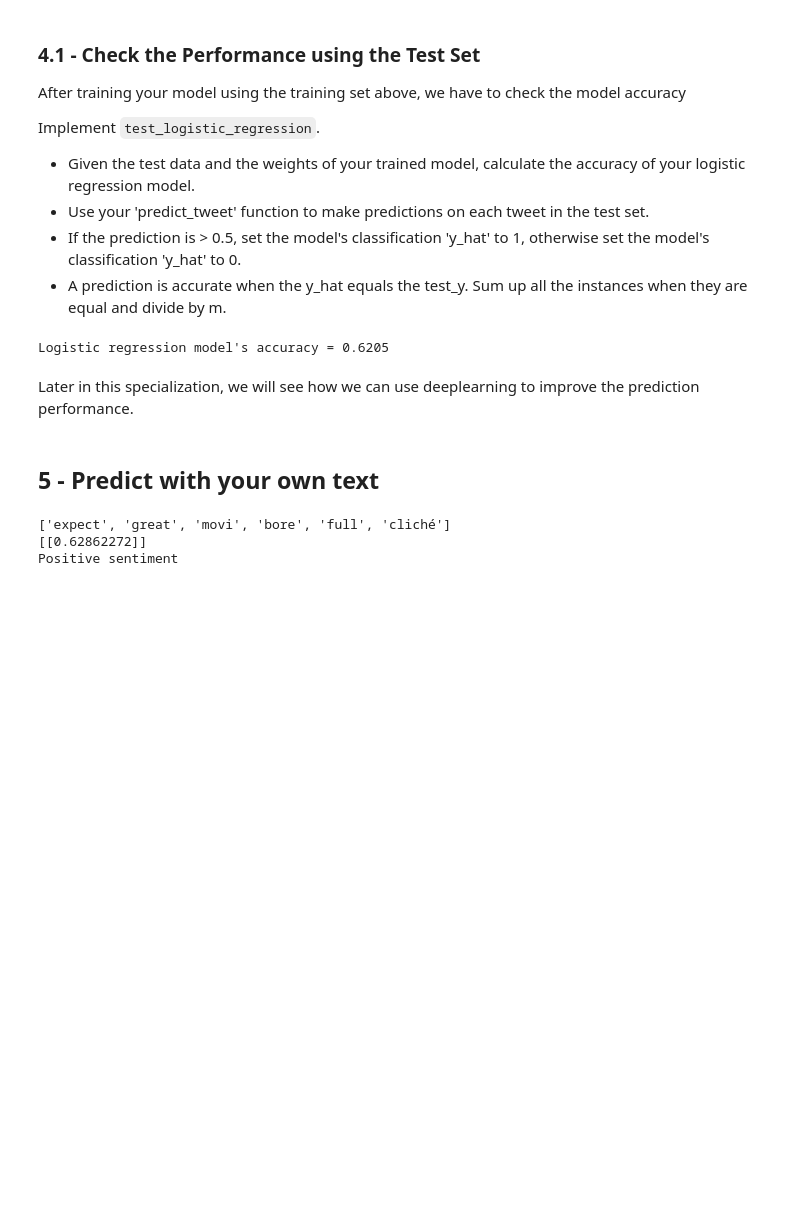
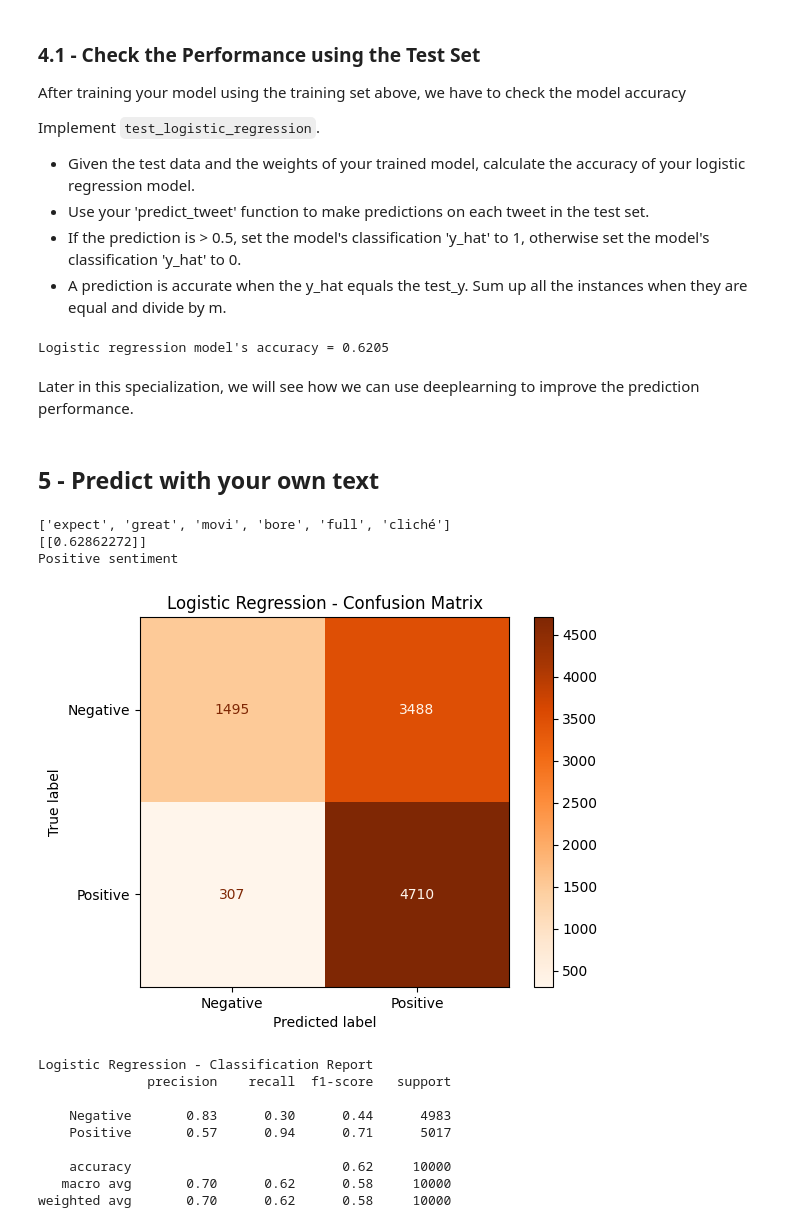
Before and after one commit to mervepakcan/Sentiment_Analysis_Logistic_Regression_Naive_Bayes, a Jupyter notebook: IMDB_Sent_Analysis_LR_Merve_Pakcan.ipynb, the cells around one changed output. Drawn from its saved outputs; the diff is of its cells as text; code cells hidden in the pictures; blank space fills up the shorter version.

```diff
--- a/IMDB_Sent_Analysis_LR_Merve_Pakcan.ipynb
+++ b/IMDB_Sent_Analysis_LR_Merve_Pakcan.ipynb
@@ -615,3 +624,32 @@ else:
 ['expect', 'great', 'movi', 'bore', 'full', 'cliché']
 [[0.62862272]]
 Positive sentiment
+# %%
+from sklearn.metrics import confusion_matrix, ConfusionMatrixDisplay, classification_report
+import matplotlib.pyplot as plt
+
+# Get predictions and true labels for the test set
+
+y_pred_lr, y_true_lr = get_logreg_predictions(test_x, test_y, freqs, theta)
+
+# Confusion Matrix
+cm = confusion_matrix(y_true_lr, y_pred_lr)
+disp = ConfusionMatrixDisplay(confusion_matrix=cm, display_labels=['Negative', 'Positive'])
+disp.plot(cmap='Oranges')
+plt.title('Logistic Regression - Confusion Matrix')
+plt.show()
+
+# Classification Report
+print("Logistic Regression - Classification Report")
+print(classification_report(y_true_lr, y_pred_lr, target_names=['Negative', 'Positive']))
+# %% [output]
+[figure, added]
+Logistic Regression - Classification Report
+              precision    recall  f1-score   support
+
+    Negative       0.83      0.30      0.44      4983
+    Positive       0.57      0.94      0.71      5017
+
+    accuracy                           0.62     10000
+   macro avg       0.70      0.62      0.58     10000
+weighted avg       0.70      0.62      0.58     10000
```
Also changed, not shown: parts of 3 cells of this notebook, 3 other files.
